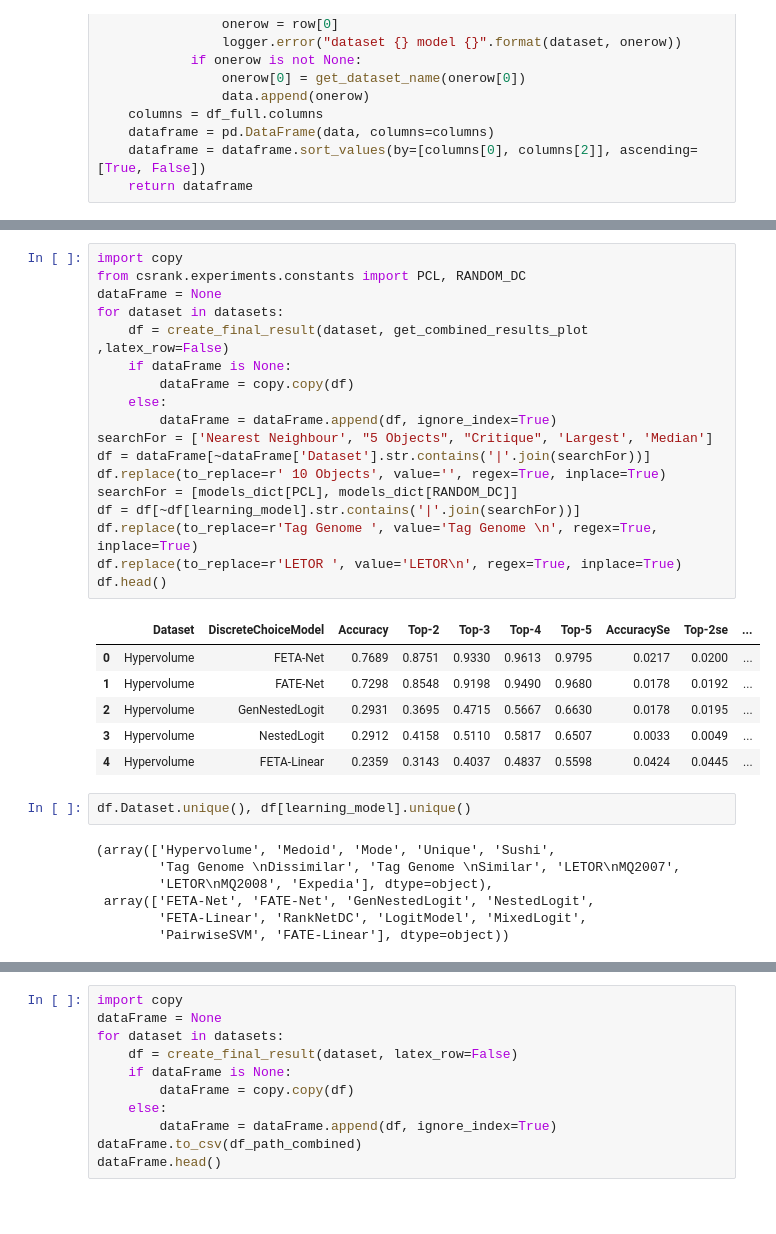
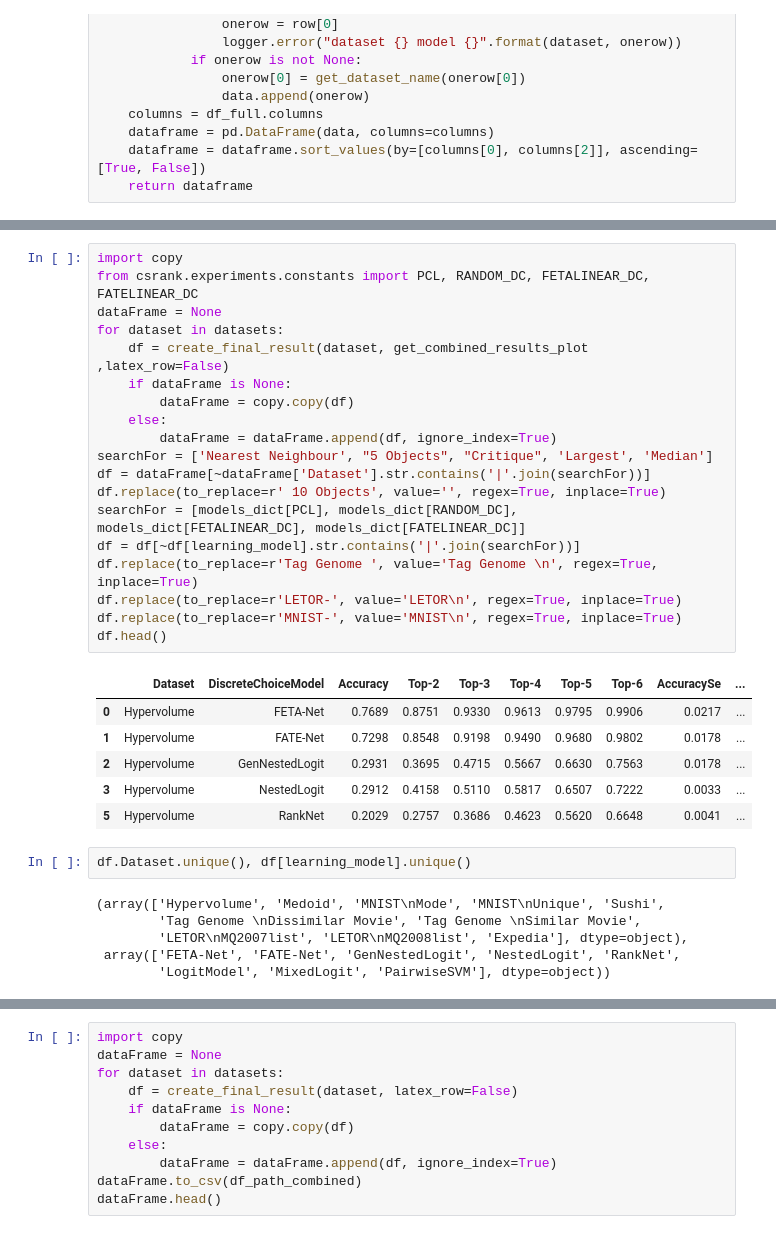
Before and after one commit to kiudee/cs-ranking, a Jupyter notebook: experiments/result_dc.ipynb, the cells around one changed output, grey strips where cells are left out. Cells and saved outputs as stored; diff of their text form; blank space fills up the shorter version.

```diff
--- a/experiments/result_dc.ipynb
+++ b/experiments/result_dc.ipynb
@@ -95,37 +95,37 @@ df
 # %%
 import copy
-from csrank.experiments.constants import PCL, RANDOM_DC
+from csrank.experiments.constants import PCL, RANDOM_DC, FETALINEAR_DC, FATELINEAR_DC
 dataFrame = None
 for dataset in datasets:
     df = create_final_result(dataset, get_combined_results_plot ,latex_row=False)
     if dataFrame is None:
         dataFrame = copy.copy(df)
     else:
         dataFrame = dataFrame.append(df, ignore_index=True)
 searchFor = ['Nearest Neighbour', "5 Objects", "Critique", 'Largest', 'Median']
 df = dataFrame[~dataFrame['Dataset'].str.contains('|'.join(searchFor))]
 df.replace(to_replace=r' 10 Objects', value='', regex=True, inplace=True)
-searchFor = [models_dict[PCL], models_dict[RANDOM_DC]]
+searchFor = [models_dict[PCL], models_dict[RANDOM_DC], models_dict[FETALINEAR_DC], models_dict[FATELINEAR_DC]]
 df = df[~df[learning_model].str.contains('|'.join(searchFor))]
 df.replace(to_replace=r'Tag Genome ', value='Tag Genome \n', regex=True, inplace=True)
-df.replace(to_replace=r'LETOR ', value='LETOR\n', regex=True, inplace=True)
+df.replace(to_replace=r'LETOR-', value='LETOR\n', regex=True, inplace=True)
+df.replace(to_replace=r'MNIST-', value='MNIST\n', regex=True, inplace=True)
 df.head()
 # %% [output]
-|  | Dataset | DiscreteChoiceModel | Accuracy | Top-2 | Top-3 | Top-4 | Top-5 | AccuracySe | Top-2se | ... |
-| 0 | Hypervolume | FETA-Net | 0.7689 | 0.8751 | 0.9330 | 0.9613 | 0.9795 | 0.0217 | 0.0200 | ... |
-| 1 | Hypervolume | FATE-Net | 0.7298 | 0.8548 | 0.9198 | 0.9490 | 0.9680 | 0.0178 | 0.0192 | ... |
-| 2 | Hypervolume | GenNestedLogit | 0.2931 | 0.3695 | 0.4715 | 0.5667 | 0.6630 | 0.0178 | 0.0195 | ... |
-| 3 | Hypervolume | NestedLogit | 0.2912 | 0.4158 | 0.5110 | 0.5817 | 0.6507 | 0.0033 | 0.0049 | ... |
-| 4 | Hypervolume | FETA-Linear | 0.2359 | 0.3143 | 0.4037 | 0.4837 | 0.5598 | 0.0424 | 0.0445 | ... |
+|  | Dataset | DiscreteChoiceModel | Accuracy | Top-2 | Top-3 | Top-4 | Top-5 | Top-6 | AccuracySe | ... |
+| 0 | Hypervolume | FETA-Net | 0.7689 | 0.8751 | 0.9330 | 0.9613 | 0.9795 | 0.9906 | 0.0217 | ... |
+| 1 | Hypervolume | FATE-Net | 0.7298 | 0.8548 | 0.9198 | 0.9490 | 0.9680 | 0.9802 | 0.0178 | ... |
+| 2 | Hypervolume | GenNestedLogit | 0.2931 | 0.3695 | 0.4715 | 0.5667 | 0.6630 | 0.7563 | 0.0178 | ... |
+| 3 | Hypervolume | NestedLogit | 0.2912 | 0.4158 | 0.5110 | 0.5817 | 0.6507 | 0.7222 | 0.0033 | ... |
+| 5 | Hypervolume | RankNet | 0.2029 | 0.2757 | 0.3686 | 0.4623 | 0.5620 | 0.6648 | 0.0041 | ... |
 # %%
 df.Dataset.unique(), df[learning_model].unique()
 # %% [output]
-(array(['Hypervolume', 'Medoid', 'Mode', 'Unique', 'Sushi',
-        'Tag Genome \nDissimilar', 'Tag Genome \nSimilar', 'LETOR\nMQ2007',
-        'LETOR\nMQ2008', 'Expedia'], dtype=object),
- array(['FETA-Net', 'FATE-Net', 'GenNestedLogit', 'NestedLogit',
-        'FETA-Linear', 'RankNetDC', 'LogitModel', 'MixedLogit',
-        'PairwiseSVM', 'FATE-Linear'], dtype=object))
+(array(['Hypervolume', 'Medoid', 'MNIST\nMode', 'MNIST\nUnique', 'Sushi',
+        'Tag Genome \nDissimilar Movie', 'Tag Genome \nSimilar Movie',
+        'LETOR\nMQ2007list', 'LETOR\nMQ2008list', 'Expedia'], dtype=object),
+ array(['FETA-Net', 'FATE-Net', 'GenNestedLogit', 'NestedLogit', 'RankNet',
+        'LogitModel', 'MixedLogit', 'PairwiseSVM'], dtype=object))
 # %%
 from csrank.constants import DISCRETE_CHOICE
 import matplotlib.pyplot as plt
```
Also changed, not shown: parts of 2 cells of this notebook, 17 other files.
